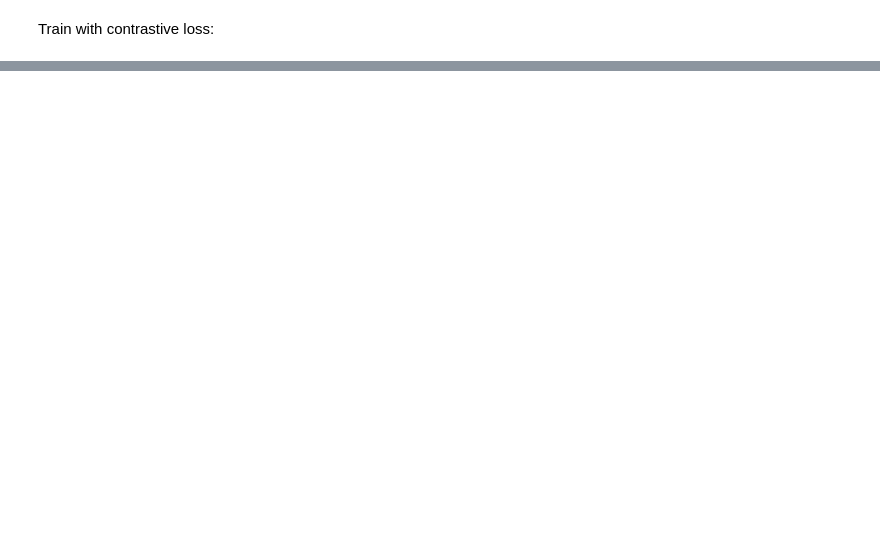
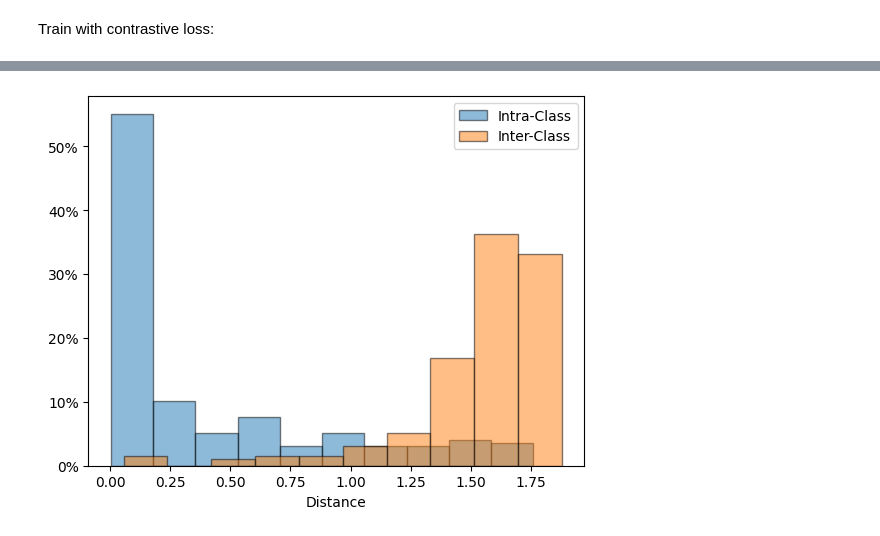
Before and after one commit to Irad-Zehavi/similarity-learning, a Jupyter notebook: nbs/siamese.ipynb, the cells around one changed output, grey strips where cells are left out. Saved outputs shown, nothing was run; the diff lists cells and outputs as text; code cells hidden in the pictures; blank space fills up the shorter version.

```diff
--- a/nbs/siamese.ipynb
+++ b/nbs/siamese.ipynb
@@ -90,3 +105,7 @@ siamese(positive_pairs).mean().item(), siamese(negative_pairs).mean().item()
+# %%
+siamese.plot_distance_histogram(dls.valid)
+# %% [output]
+[figure, added]
 # %%
 #| hide
 import nbdev; nbdev.nbdev_export()
```
Also changed, not shown: parts of 7 cells of this notebook, 2 other files.
